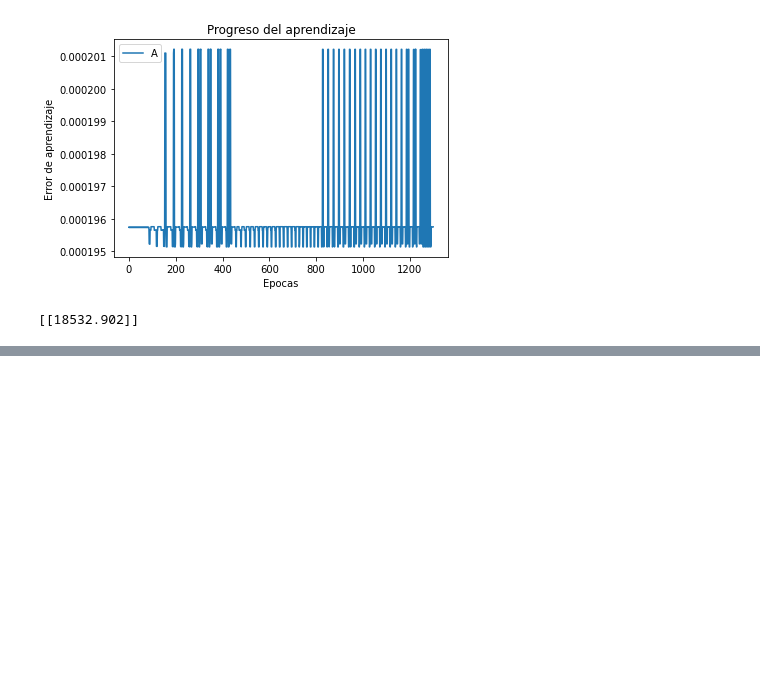
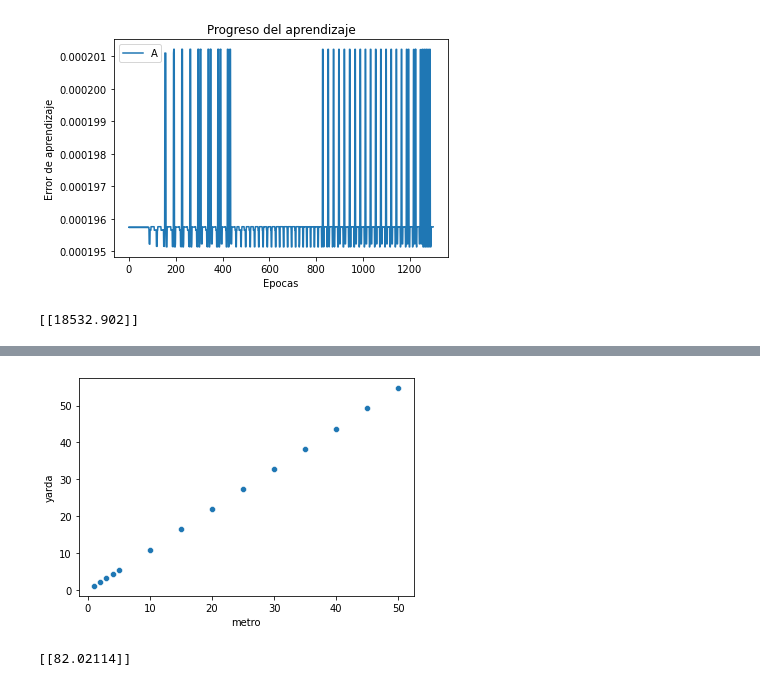
Before and after one commit to USIS007920/Programacion-lll, a Jupyter notebook: Untitled6.ipynb, the cells around one changed output, grey strips where cells are left out. Cells and saved outputs as stored; diff of their text form; code cells hidden in the pictures; blank space fills up the shorter version.

```diff
--- a/Untitled6.ipynb
+++ b/Untitled6.ipynb
@@ -282,0 +316,7 @@ print(f)
+# %%
+Longitud3 = pd.read_csv("/content/Longitud3.csv", sep=";")
+
+sns.scatterplot(Longitud3["metro"], Longitud3["yarda"])
+plt.show()
+# %% [output]
+[figure, added]
@@ -282,0 +333,5 @@ print(f)
+# %%
+f = modelo.predict([75])
+print(f)
+# %% [output]
+[[82.02114]]
```
Also changed, not shown: parts of 18 cells of this notebook.
